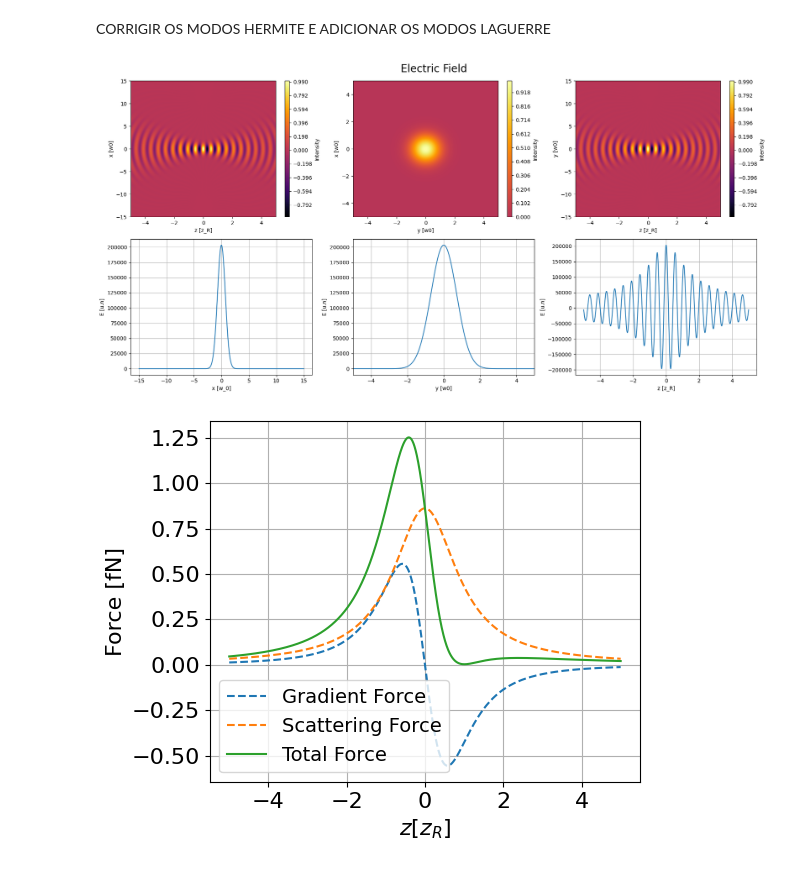
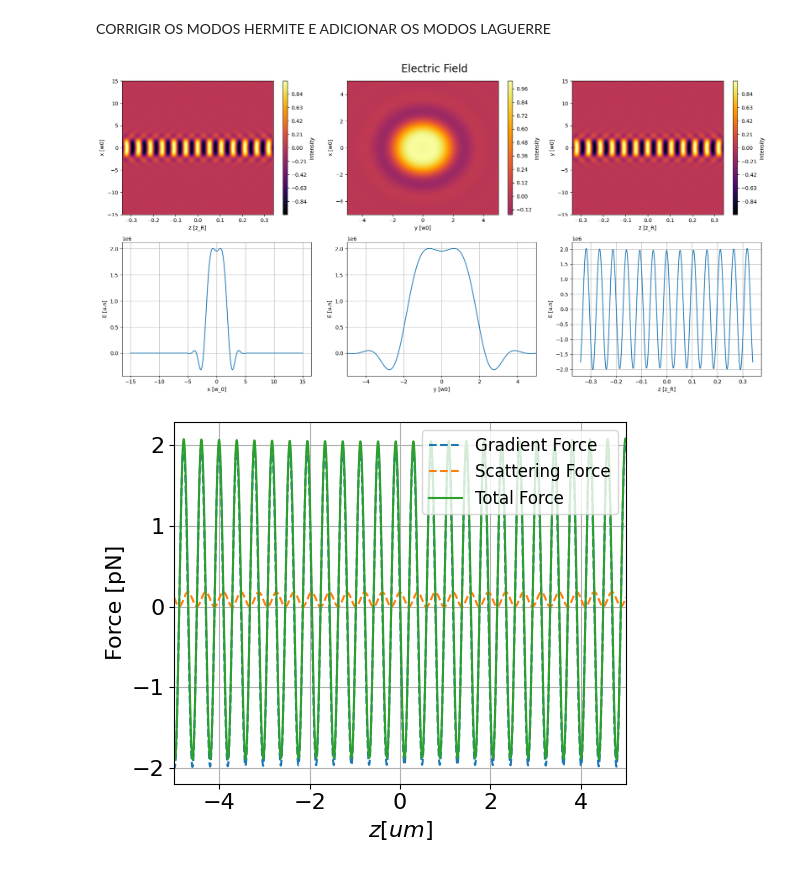
Before and after one commit to Hertz-A/Optical_Tweezers, a Jupyter notebook: forces&field.ipynb, the cells around one changed output. Saved outputs shown, nothing was run; the diff lists cells and outputs as text; code cells hidden in the pictures.

```diff
--- a/forces&field.ipynb
+++ b/forces&field.ipynb
@@ -12,16 +12,16 @@ from scipy.special import hermite
 CORREÇÃO PARA NA ALTO: LIVRO DO NOVOTNY (NANO OPTICS) CAPÍTULO 3 (NECESSÁRIO IMPLEMENTAR)
 # %%
 c = 3.0e8  # (m/s)
-density = 2200  # kg/m³ (SiO2)
+density = 1850  # kg/m³ (SiO2)
 kB = 1.38e-23 # J/K
 epsilon_0 = 8.854187817e-12 # (C^2)*(N^-1)*(m^-2)
 n_md = 1  # medium refractive index
 n_p = 1.46 # particle refractive index
-R = 75e-9  # particle radius (m)
-T = 300 # K
+R = 78e-9  # particle radius (m)
+T = 297 # K
 lamb = 780e-9  # (m)
-NA = 0.4
-P = 50e-3 # Total Power (W)
+NA = 0.13
+P = 200e-3 # Total Power (W)
 m_gas = 4.81e-26 # molecular mass of air
 Pressure = 1013.25 #mbar (1 atm)
 # %%
@@ -91,19 +74,19 @@ elif mode == 'HG':
 # %%
 x = np.linspace(-15*w_0,15*w_0,1000)
 y = np.linspace(-15*w_0,15*w_0,1000)
-z = np.linspace(-5*z_R,5*z_R,2000)
-E_max = E(0,0,0,discr).real
+z = np.linspace(-5e-6,5e-6,3000)
+E_max = E(0,0,0).real
 
 fig, axs = plt.subplots(2, 3, figsize=(18, 9))
 fig.suptitle("Electric Field",fontsize=20)
 
 def norm_E(): #apenas define a normalização das escalas de cor dos plots do campo E
     X, Z = np.meshgrid(x, z)
-    E_val_XZ = E(X, 0, Z, discr).real / E_max
+    E_val_XZ = E(X, 0, Z).real / E_max
     X, Y = np.meshgrid(x, y)
-    E_val_XY = E(X, Y, 0, discr).real / E_max
+    E_val_XY = E(X, Y, 0).real / E_max
     Y, Z = np.meshgrid(y, z)
-    E_val_YZ = E(0, Y, Z, discr).real / E_max
+    E_val_YZ = E(0, Y, Z).real / E_max
 
     Emin = min(E_val_XZ.min(), E_val_XY.min(), E_val_YZ.min())
     Emax = max(E_val_XZ.max(), E_val_XY.max(), E_val_YZ.max())
@@ -111,7 +94,7 @@ def norm_E(): #apenas define a normalização das escalas de cor dos plots do ca
     return Emin,Emax
 
 X,Z = np.meshgrid(x,z)
-E_XZ = E(X,0,Z,discr).real
+E_XZ = E(X,0,Z).real
 contour = axs[0,0].contourf(Z/z_R, X/w_0, E_XZ/E_max, levels=350, cmap="inferno", vmin = norm_E()[0], vmax = norm_E()[1])
 #contour = axs[0,0].contourf(Z/z_R, X/w_0, E_XZ, levels=350, cmap="inferno")
 fig.colorbar(contour, ax=axs[0,0], label="Intensity", aspect = 30)
@@ -119,7 +102,7 @@ axs[0,0].set_xlabel("z [z_R]")
 axs[0,0].set_ylabel("x [w0]")
 
 X,Y = np.meshgrid(x,y)
-E_XY = E(X,Y,0,discr).real
+E_XY = E(X,Y,0).real
 contour = axs[0,1].contourf(Y/w_0, X/w_0, E_XY/E_max, levels=350, cmap="inferno", vmin = norm_E()[0], vmax = norm_E()[1])
 #contour = axs[0,1].contourf(Y/w_0, X/w_0, E_XY, levels=350, cmap="inferno")
 fig.colorbar(contour, ax=axs[0,1], label="Intensity", aspect = 30)
@@ -129,82 +112,88 @@ axs[0,1].set_xlim(-5,5)
 axs[0,1].set_ylim(-5,5)
 
 Y,Z = np.meshgrid(y,z)
-E_YZ = E(0,Y,Z,discr).real
+E_YZ = E(0,Y,Z).real
 contour = axs[0,2].contourf(Z/z_R, Y/w_0, E_XZ/E_max, levels=350, cmap="inferno", vmin = norm_E()[0], vmax = norm_E()[1])
 #contour = axs[0,2].contourf(Z/z_R, Y/w_0, E_XZ, levels=350, cmap="inferno")
 fig.colorbar(contour, ax=axs[0,2], label="Intensity", aspect = 30)
 axs[0,2].set_xlabel("z [z_R]")
 axs[0,2].set_ylabel("y [w0]")
 
-axs[1,0].plot(x/w_0,E(x,0,0,discr).real)
+axs[1,0].plot(x/w_0,E(x,0,0).real)
 axs[1,0].set_xlabel("x [w_0]")
 axs[1,0].set_ylabel("E [u.n]")
 axs[1,0].grid(True)
 
-axs[1,1].plot(y/w_0,E(0,y,0,discr).real)
+axs[1,1].plot(y/w_0,E(0,y,0).real)
 axs[1,1].set_xlabel("y [w0]")
 axs[1,1].set_ylabel("E [u.n]")
 axs[1,1].set_xlim(-5,5)
 axs[1,1].grid(True)
 
-axs[1,2].plot(z/z_R,E(0,0,z,discr).real)
+axs[1,2].plot(z/z_R,E(0,0,z).real)
 axs[1,2].set_xlabel("z [z_R]")
 axs[1,2].set_ylabel("E [u.n]")
 axs[1,2].grid(True)
 
 plt.tight_layout()
-plt.savefig("Electric_field_counter.pdf", format='pdf', dpi=3000)
+#plt.savefig("Electric_field_counter.pdf", format='pdf', dpi=3000)
 plt.show()
 # %% [output]
-[figure, old version]
+[figure, new version]
 # %%
-I_x, I_y, I_z = I(E(x, 0, 0,discr)), I(E(0, y, 0,discr)), I(E(0, 0, z,discr))
+I_x, I_y, I_z = I(E(x, 0, 0)), I(E(0, y, 0)), I(E(0, 0, z))
 
 F_scatt_z = ((128*(np.pi**5)*(n_md**5)*(R**6))/(3*c*(lamb**4)))*((((m_rri**2)-1)/((m_rri**2)+2))**2)*I_z
 
 F_grad_x = (2*np.pi*n_md*(R**3)/c)*(((m_rri**2 )-1)/((m_rri**2)+2))*np.gradient(I_x, x)
 F_grad_y = (2*np.pi*n_md*(R**3)/c)*(((m_rri**2)-1)/((m_rri**2)+2))*np.gradient(I_y, y)
 F_grad_z = (2*np.pi*n_md*(R**3)/c)*(((m_rri**2)-1)/((m_rri**2)+2))*np.gradient(I_z, z)
 
+tamanho_leg = 16
+
 #fig, axs = plt.subplots(1, 3, figsize=(18, 6),sharey=True)
 #fig.suptitle("Force Relations", fontsize=27)
-tamanho_leg = 16
-plt.figure(figsize=(5.5,4.5))
-
-#axs[0].plot(x/w_0, 10e15*(F_grad_x), label = "Total Force (Gradient)")
+#
+#axs[0].plot(x/w_0, 10e12*(F_grad_x), label = "Total Force (Gradient)")
 #axs[0].grid(True)
 #axs[0].set_xlabel("x [w0]",fontsize=tamanho_leg)
-#axs[0].set_ylabel("Force [fN]",fontsize=tamanho_leg)
+#axs[0].set_ylabel("Force [pN]",fontsize=tamanho_leg)
 #axs[0].set_xlim(-5,5)
 #axs[0].tick_params(axis='x', labelsize=tamanho_leg)
 #axs[0].tick_params(axis='y', labelsize=tamanho_leg)
 #
-#axs[1].plot(y/w_0, 10e15*(F_grad_y), label = "Total Force")
+#axs[1].plot(y/w_0, 10e12*(F_grad_y), label = "Total Force")
 #axs[1].grid(True)
 #axs[1].set_xlabel("y [w0]", fontsize=tamanho_leg)
 #axs[1].set_xlim(-5,5)
 #axs[1].tick_params(axis='x', labelsize=tamanho_leg)
 #
-#axs[2].plot(z/z_R, 10e15*F_grad_z, '--', label = "Gradient Force")
-#axs[2].plot(z/z_R, 10e15*F_scatt_z,'--', label = "Scattering Force")
-#axs[2].plot(z/z_R, 10e15*(F_grad_z + F_scatt_z), label = "Total Force")
+#axs[2].plot(z/z_R, 10e12*F_grad_z, '--', label = "Gradient Force")
+#axs[2].plot(z/z_R, 10e12*F_scatt_z,'--', label = "Scattering Force")
+#axs[2].plot(z/z_R, 10e12*(F_grad_z + F_scatt_z), label = "Total Force")
 #axs[2].grid(True)
 #axs[2].set_xlabel("z [zR]", fontsize=tamanho_leg)
+#axs[2].set_xlim(-5,5)
 #axs[2].tick_params(axis='x', labelsize=tamanho_leg)
 
-plt.plot(z/z_R, 10e15*F_grad_z, '--', label = "Gradient Force")
-plt.plot(z/z_R, 10e15*F_scatt_z,'--', label = "Scattering Force")
-plt.plot(z/z_R, 10e15*(F_grad_z + F_scatt_z), label = "Total Force")
+plt.figure(figsize=(5.5,4.5))
+plt.plot(z*1e6, 10e12*F_grad_z, '--', label = "Gradient Force")
+plt.plot(z*1e6, 10e12*F_scatt_z,'--', label = "Scattering Force")
+plt.plot(z*1e6, 10e12*(F_grad_z + F_scatt_z), label = "Total Force")
 plt.grid(True)
-plt.xlabel(r'$z [z_{R}]$', fontsize=tamanho_leg)
-plt.ylabel("Force [fN]",fontsize=tamanho_leg)
+plt.xlabel(r'$z [um]$', fontsize=tamanho_leg)
+plt.ylabel("Force [pN]",fontsize=tamanho_leg)
 plt.tick_params(axis='x', labelsize=tamanho_leg)
 plt.tick_params(axis='y', labelsize=tamanho_leg)
+plt.xlim(-5,5)
+#plt.ylim(-0.1,0.4)
 
 #plt.grid(True)
-plt.legend(fontsize=14,loc='lower left')
+
+plt.legend(fontsize=12,loc='upper right')
+
 plt.tight_layout()
-#plt.savefig("zforces_single_NA04.pdf", format='pdf', dpi=3000)
+plt.savefig("z_forces_counter_NA013.pdf", format='pdf', dpi=3000)
 plt.show()
 # %% [output]
-[figure, old version]
+[figure, new version]
```
Also changed, not shown: parts of 1 cell of this notebook, 2 other files.
